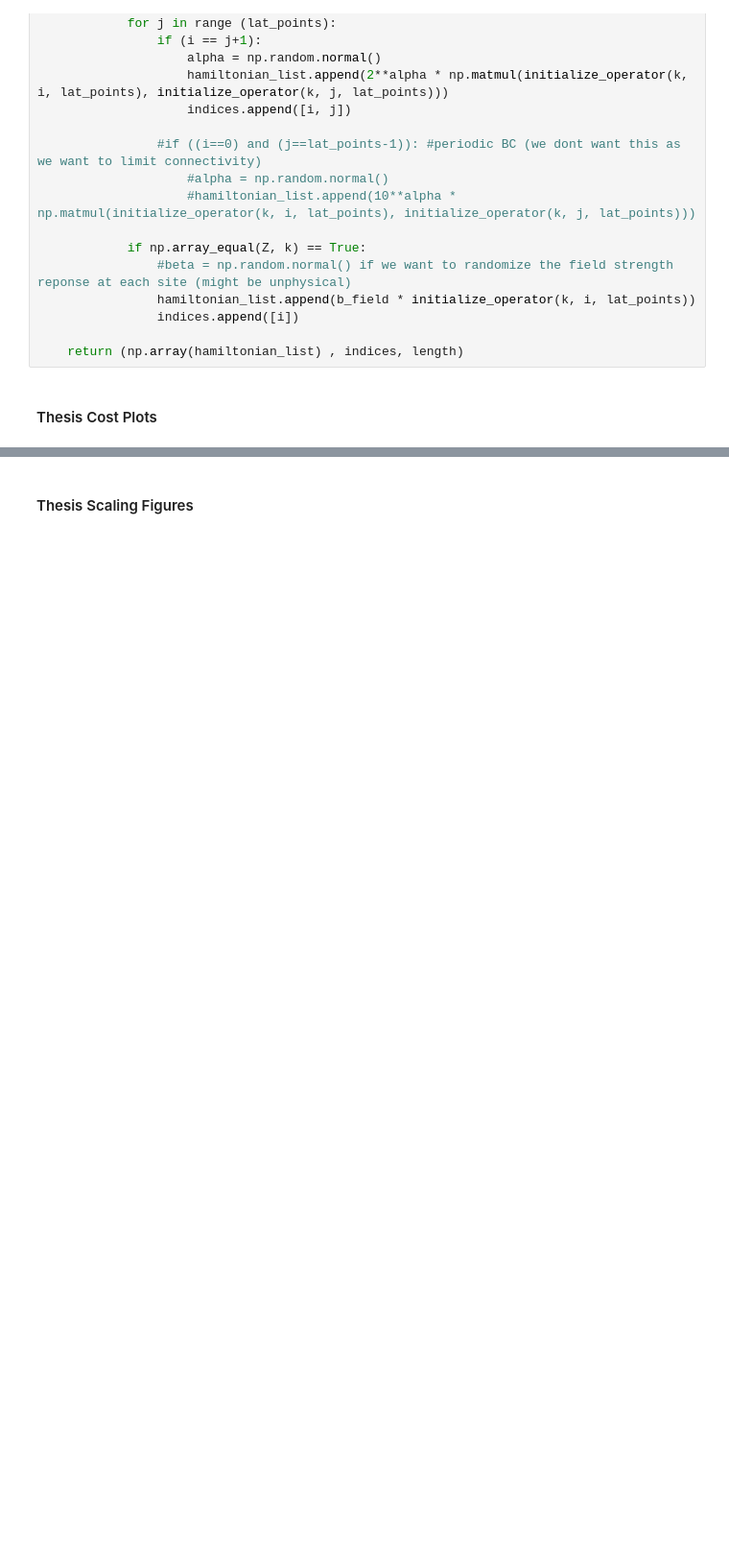
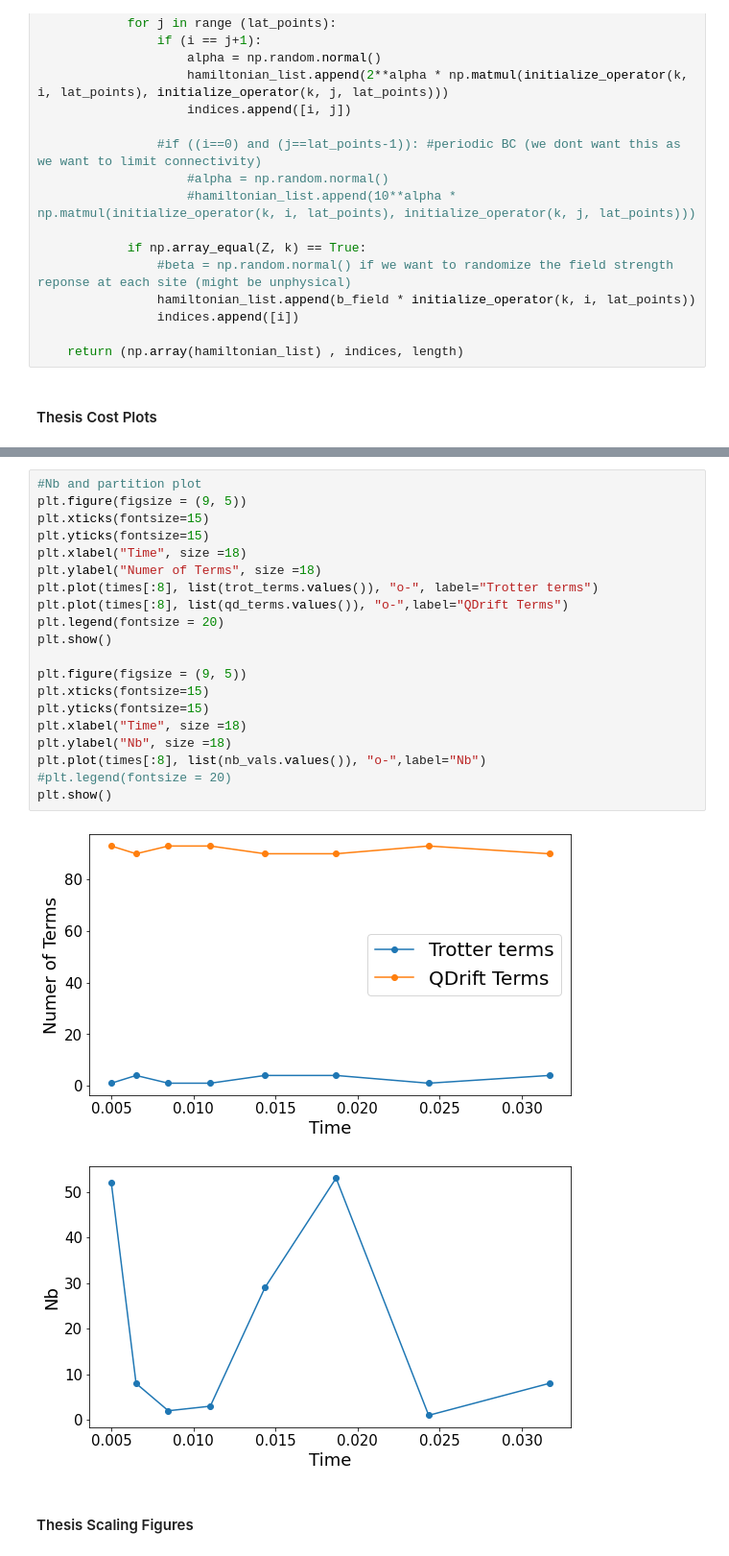
Before and after one commit to mattp97/Trotter-Qdrift-Simulation, a Jupyter notebook: Hybridized Simulation Jellium.ipynb, the cells around one changed output, grey strips where cells are left out. Shown at 96% size. Drawn from its saved outputs; the diff is of its cells as text; blank space fills up the shorter version.

```diff
--- a/Hybridized Simulation Jellium.ipynb
+++ b/Hybridized Simulation Jellium.ipynb
@@ -239,3 +333,26 @@ plt.show()
+# %%
+#Nb and partition plot
+plt.figure(figsize = (9, 5))
+plt.xticks(fontsize=15)
+plt.yticks(fontsize=15)
+plt.xlabel("Time", size =18)
+plt.ylabel("Numer of Terms", size =18)
+plt.plot(times[:8], list(trot_terms.values()), "o-", label="Trotter terms")
+plt.plot(times[:8], list(qd_terms.values()), "o-",label="QDrift Terms")
+plt.legend(fontsize = 20)
+plt.show()
+
+plt.figure(figsize = (9, 5))
+plt.xticks(fontsize=15)
+plt.yticks(fontsize=15)
+plt.xlabel("Time", size =18)
+plt.ylabel("Nb", size =18)
+plt.plot(times[:8], list(nb_vals.values()), "o-",label="Nb")
+#plt.legend(fontsize = 20)
+plt.show()
+# %% [output]
+[figure, added]
+[figure, added]
 # %% [markdown]
 #### Thesis Scaling Figures
 # %%
```
Also changed, not shown: parts of 13 cells of this notebook, 4 other files.
